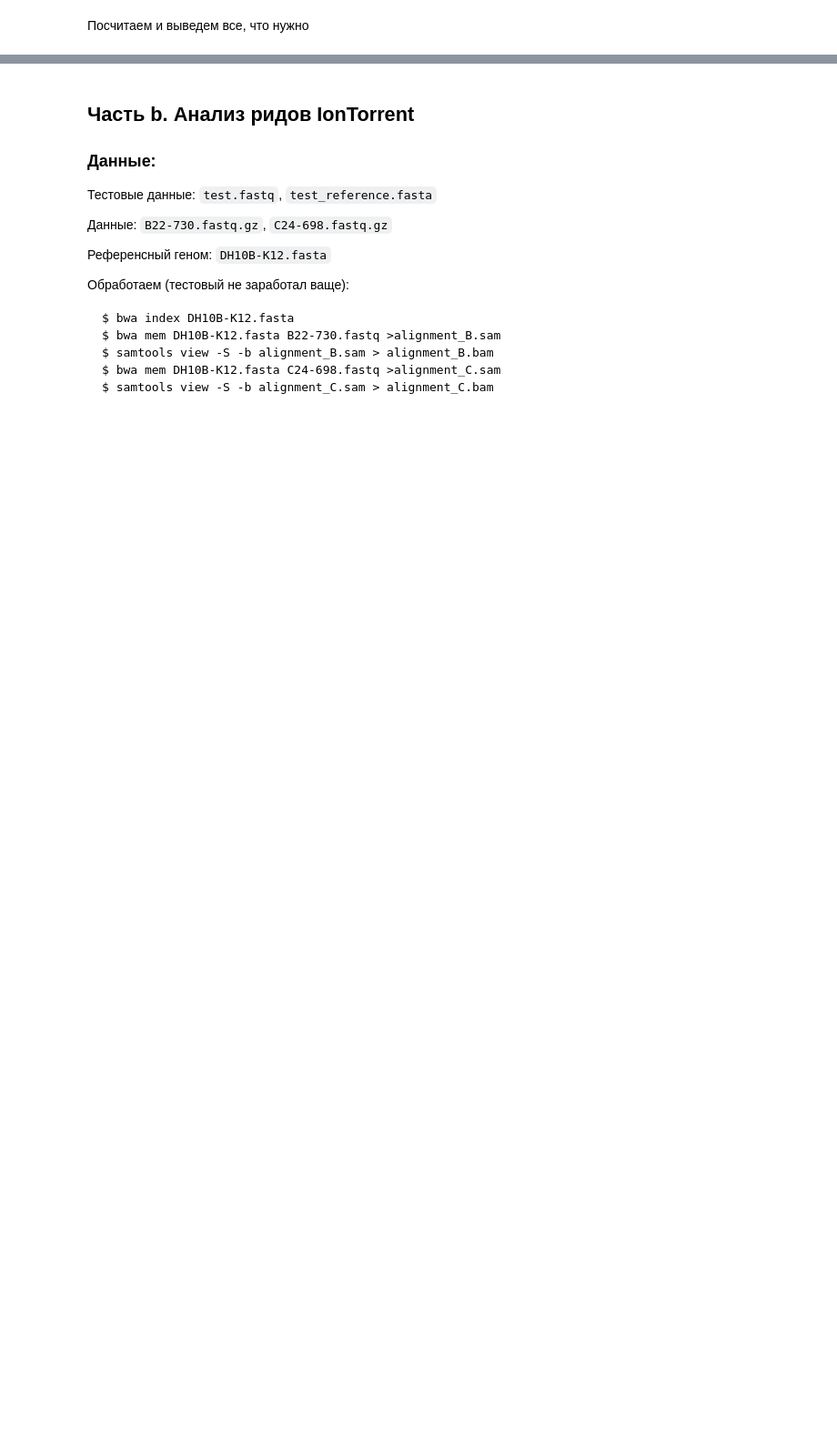
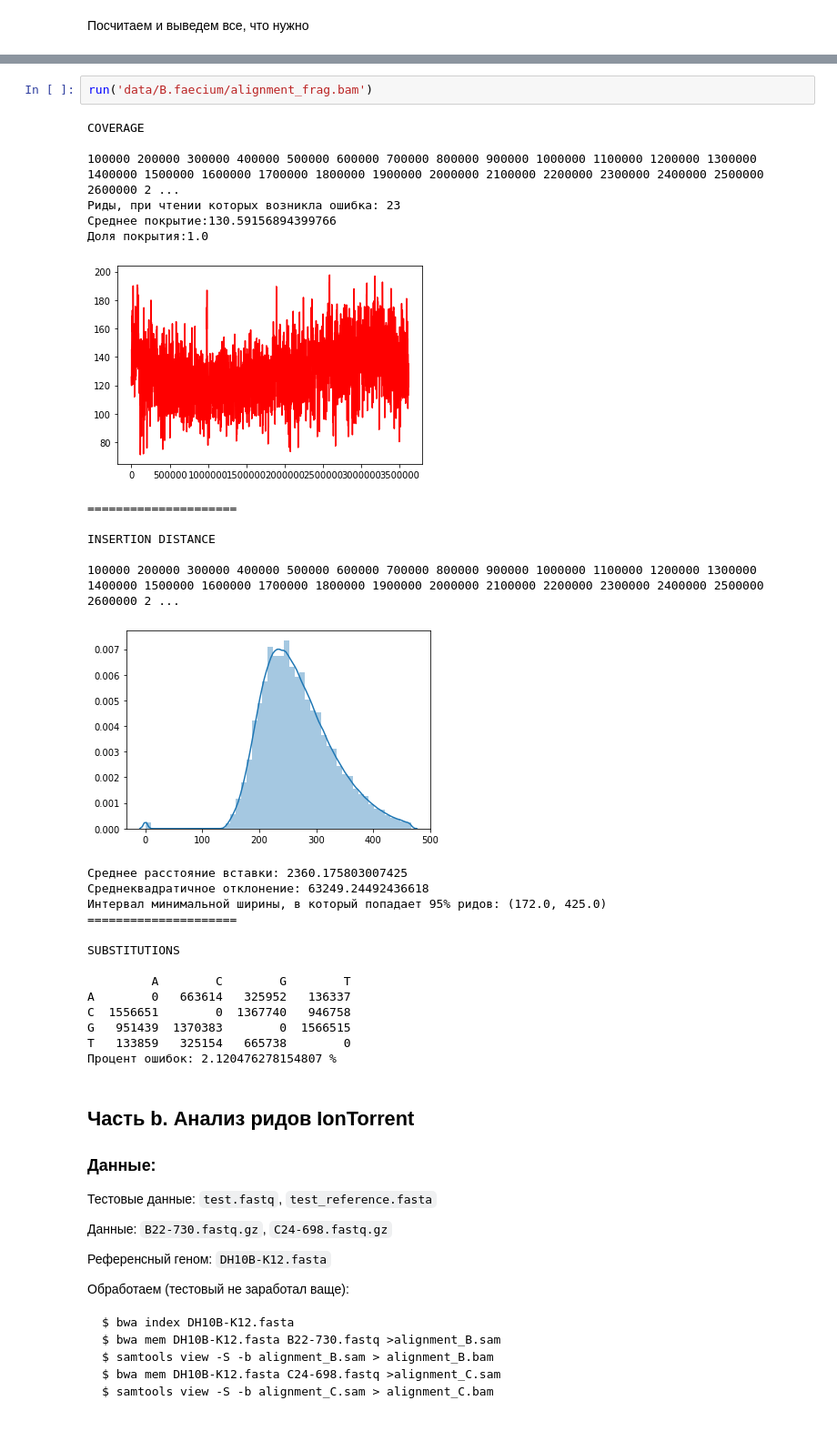
Before and after one commit to TohaRhymes/ngs_ib_spring2020, a Jupyter notebook: project_2_short_read_alignment/report.ipynb, the cells around one changed output, grey strips where cells are left out. Shown at 91% size. Cells and saved outputs as stored; diff of their text form; blank space fills up the shorter version.

```diff
--- a/project_2_short_read_alignment/report.ipynb
+++ b/project_2_short_read_alignment/report.ipynb
@@ -288,3 +334,32 @@ sns.distplot(insert_test)
+# %%
+run('data/B.faecium/alignment_frag.bam')
+# %% [output]
+COVERAGE
+
+100000 200000 300000 400000 500000 600000 700000 800000 900000 1000000 1100000 1200000 1300000 1400000 1500000 1600000 1700000 1800000 1900000 2000000 2100000 2200000 2300000 2400000 2500000 2600000 2 ...
+Риды, при чтении которых возникла ошибка: 23
+Среднее покрытие:130.59156894399766
+Доля покрытия:1.0
+[figure, added]
+=====================
+
+INSERTION DISTANCE
+
+100000 200000 300000 400000 500000 600000 700000 800000 900000 1000000 1100000 1200000 1300000 1400000 1500000 1600000 1700000 1800000 1900000 2000000 2100000 2200000 2300000 2400000 2500000 2600000 2 ...
+[figure, added]
+Cреднее расстояние вставки: 2360.175803007425
+Cреднеквадратичное отклонение: 63249.24492436618
+Интервал минимальной ширины, в который попадает 95% ридов: (172.0, 425.0)
+=====================
+
+SUBSTITUTIONS
+
+         A        C        G        T
+A        0   663614   325952   136337
+C  1556651        0  1367740   946758
+G   951439  1370383        0  1566515
+T   133859   325154   665738        0
+Процент ошибок: 2.120476278154807 %
 # %% [markdown]
 ## Часть b. Анализ ридов IonTorrent
 ### Данные:
```
Also changed, not shown: parts of 50 cells of this notebook, 4 other files.
